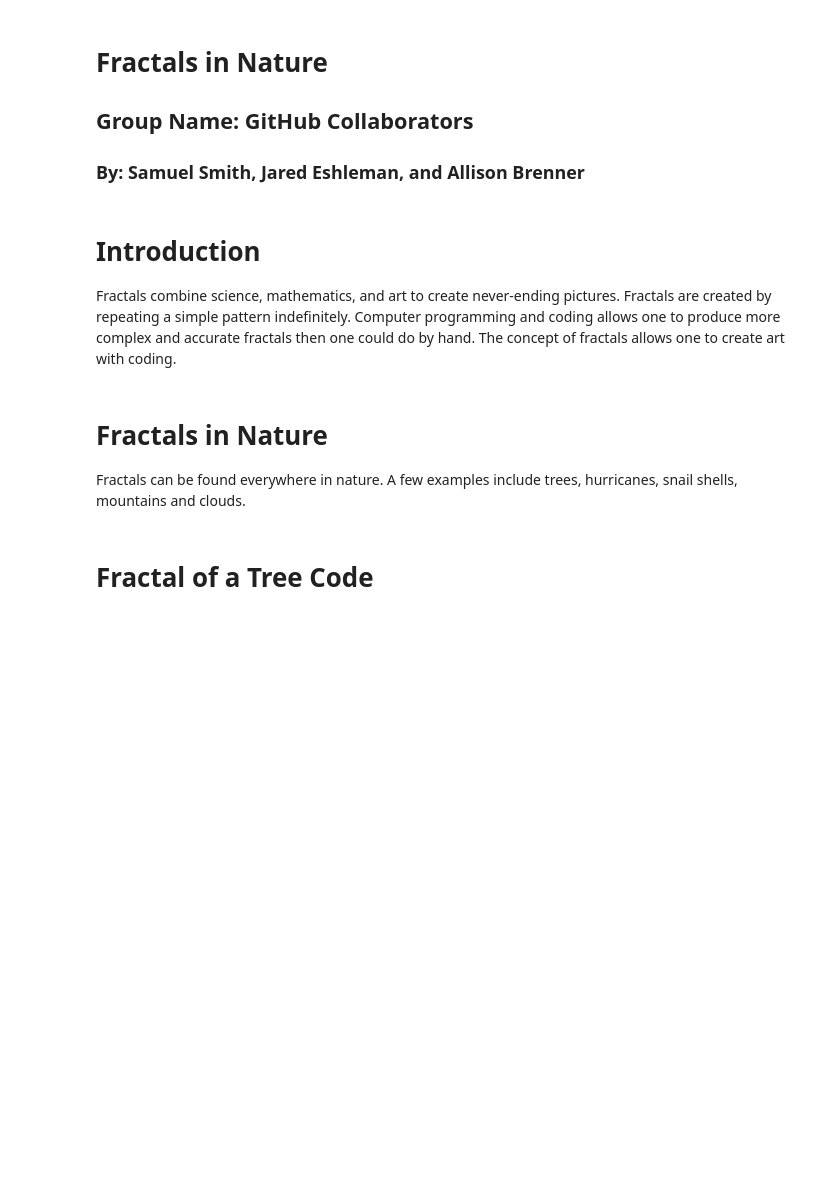
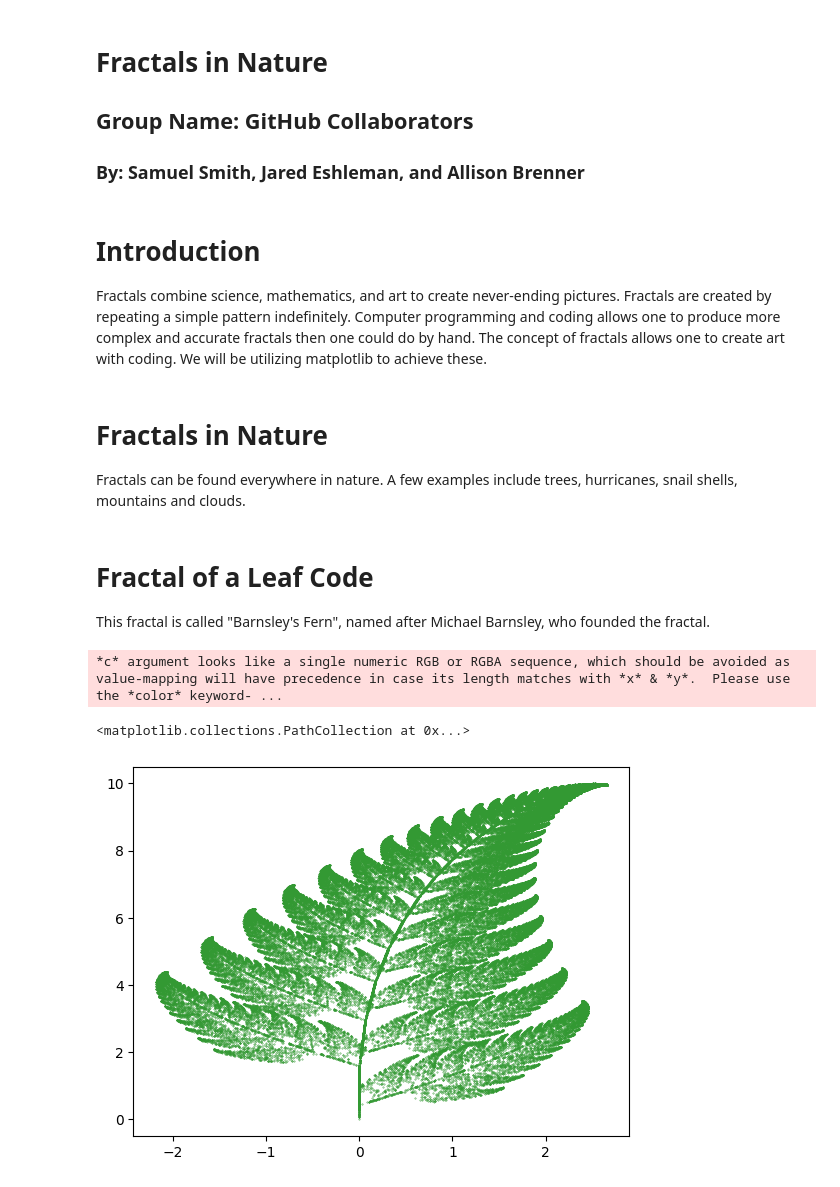
Before and after one commit to ReDedrik/PHYS_150_Project, a Jupyter notebook: main.ipynb, the cells around one changed output. Saved outputs shown, nothing was run; the diff lists cells and outputs as text; code cells hidden in the pictures; blank space fills up the shorter version.

Commit message:
Added barnsley fern

```diff
--- a/main.ipynb
+++ b/main.ipynb
@@ -24,4 +6,4 @@ Big Chungus
 ### By: Samuel Smith, Jared Eshleman, and Allison Brenner
 # %% [markdown]
 # Introduction
-Fractals combine science, mathematics, and art to create never-ending pictures.  Fractals are created by repeating a simple pattern indefinitely. Computer programming and coding allows one to produce more complex and accurate fractals then one could do by hand. The concept of fractals allows one to create art with coding.
+Fractals combine science, mathematics, and art to create never-ending pictures.  Fractals are created by repeating a simple pattern indefinitely. Computer programming and coding allows one to produce more complex and accurate fractals then one could do by hand. The concept of fractals allows one to create art with coding. We will be utilizing matplotlib to achieve these.
@@ -28,5 +14,32 @@ Fractals combine science, mathematics, and art to create never-ending pictures.
 # %% [markdown]
 # Fractals in Nature
 Fractals can be found everywhere in nature. A few examples include trees, hurricanes, snail shells, mountains and clouds.
-# %% [markdown]
-# Fractal of a Tree Code
+# %% [markdown]
+# Fractal of a Leaf Code
+This fractal is called "Barnsley's Fern", named after Michael Barnsley, who founded the fractal.
+# %%
+# Barnsley's Fern
+x, y = 0, 0
+x_list, y_list = [x], [y]
+for i in range(100000):
+    r = random.random()
+    x_old, y_old = x, y
+    if r < 0.01:
+        x = 0
+        y = 0.16 * y_old
+    elif r < 0.86:
+        x = 0.85 * x_old + 0.04 * y_old
+        y = -0.04 * x_old + 0.85 * y_old + 1.6
+    elif r < 0.93:
+        x = 0.2 * x_old - 0.26 * y_old
+        y = 0.23 * x_old + 0.22 * y_old + 1.6
+    else:
+        x = -0.15 * x_old + 0.28 * y_old
+        y = 0.26 * x_old + 0.24 * y_old + 0.44
+    x_list.append(x)
+    y_list.append(y)
+plt.scatter(x_list, y_list, s= 0.1, c=[0.2, 0.6, 0.2])
+# %% [output]
+*c* argument looks like a single numeric RGB or RGBA sequence, which should be avoided as value-mapping will have precedence in case its length matches with *x* & *y*.  Please use the *color* keyword- ...
+<matplotlib.collections.PathCollection at 0x...>
+[figure, added]
```
Also changed, not shown: parts of 7 cells of this notebook.
